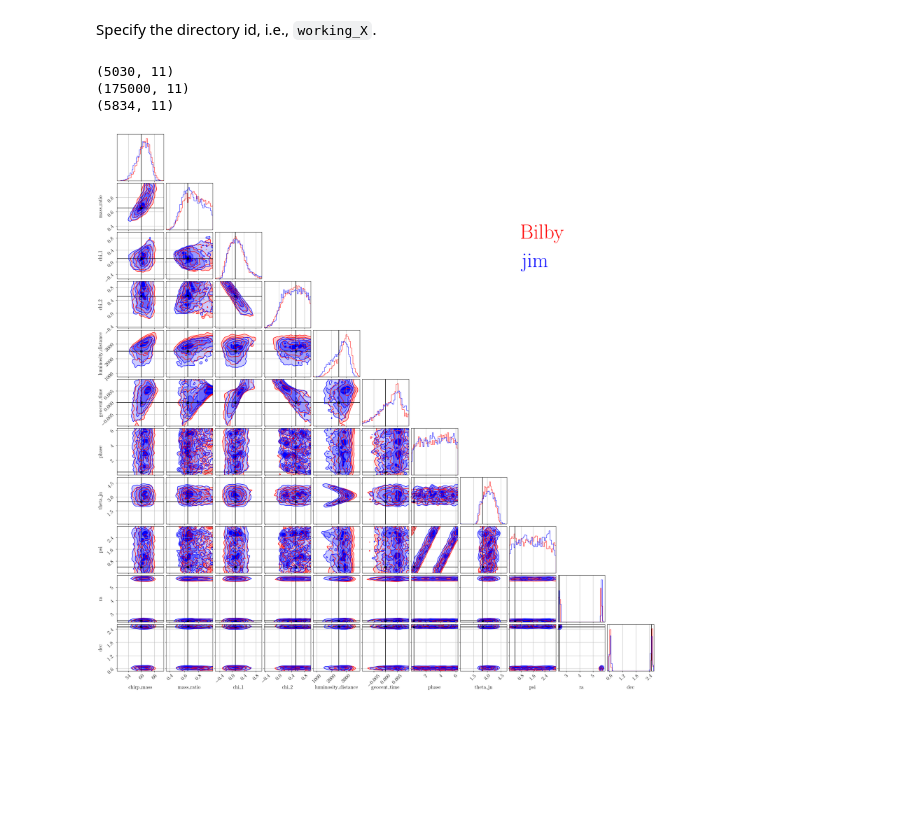
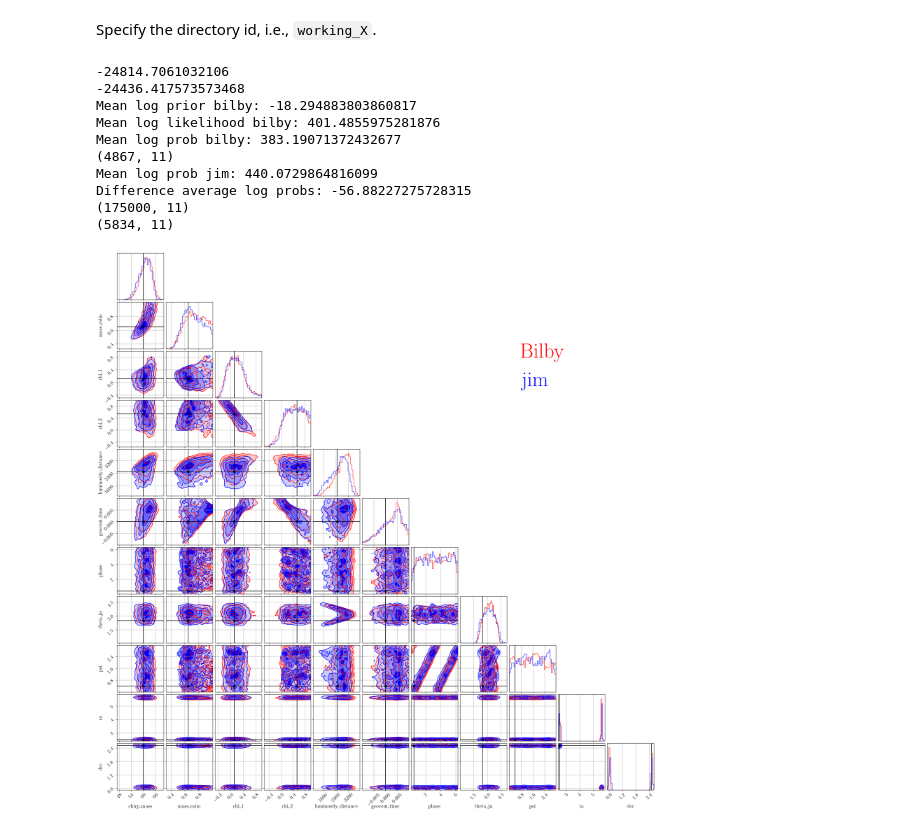
Before and after one commit to ThibeauWouters/jim_meets_harmonic, a Jupyter notebook: 11d_runs/compare_cornerplots.ipynb, the cells around one changed output. Saved outputs shown, nothing was run; the diff lists cells and outputs as text; code cells hidden in the pictures; blank space fills up the shorter version.

```diff
--- a/11d_runs/compare_cornerplots.ipynb
+++ b/11d_runs/compare_cornerplots.ipynb
@@ -64,23 +64,38 @@ Specify the directory id, i.e., `working_X`.
 # %%
 ### Choose ID here, and get the outdir
 id = 3
+no_RB = True
 outdir = os.path.join(os.getcwd(), f'working_{id}')
 ###
 
 ### Load bilby
-bilby_outdir = os.path.join(outdir, 'bilby')
+if no_RB:
+    bilby_outdir = os.path.join(outdir, 'bilby_no_RB')
+else:
+    bilby_outdir = os.path.join(outdir, 'bilby')
 bilby_results_file = os.path.join(bilby_outdir, 'bbh_0_result.hdf5')
 with h5py.File(bilby_results_file, 'r') as f:
-    bilby_posterior = f["posterior"]
-    bilby_posterior = np.array([bilby_posterior[key] for key in bilby_keys]).T
+    bilby_posterior_dict = f["posterior"]
+    bilby_posterior = np.array([bilby_posterior_dict[key] for key in bilby_keys]).T
 
+    log_noise_evidence = f["log_noise_evidence"][()]
+    log_evidence = f["log_evidence"][()]
+
+    # Fetch truths
     truths_dict = f["injection_parameters"]
-    # truths = np.array([truths_dict[key] for key in bilby_keys])
-
     truths = []
     for key in bilby_keys:
         truths.append(truths_dict[key][()])
     truths = np.array(truths)
+
+    log_likelihood = bilby_posterior_dict["log_likelihood"][()]
+    log_prior = bilby_posterior_dict["log_prior"][()]
+    log_prob = log_likelihood + log_prior
+    avg_log_prob = np.mean(log_prob)
+
+    print(f"Mean log prior bilby: {np.mean(log_prior)}")
+    print(f"Mean log likelihood bilby: {np.mean(log_likelihood)}")
+    print(f"Mean log prob bilby: {avg_log_prob}")
 
 print(np.shape(bilby_posterior))
 
@@ -89,38 +104,53 @@ jim_outdir = os.path.join(outdir, 'jim') # TODO: move!
 
 jim_file = os.path.join(jim_outdir, 'results_production.npz')
 jim_posterior = np.load(jim_file)["chains"]
+jim_log_prob = np.load(jim_file)["log_prob"]
+avg_log_prob_jim = np.mean(jim_log_prob)
+print(f"Mean log prob jim: {avg_log_prob_jim}")
 jim_posterior = np.reshape(jim_posterior, (-1, jim_posterior.shape[-1]))
+
+print(f"Difference average log probs: {avg_log_prob - avg_log_prob_jim}")
 print(np.shape(jim_posterior))
 
 # Thinning the jim samples a bit to make it easier for corner to handle
 jump = 30
 jim_posterior = jim_posterior[::jump, :]
 print(np.shape(jim_posterior))
 
 samples_dict = {"bilby": bilby_posterior, "jim": jim_posterior}
 colors_dict = {"bilby": "red", "jim": "blue"}
 
 for i, key in enumerate(["bilby", "jim"]):
     samples = samples_dict[key]
     color = colors_dict[key]
 
     corner_kwargs = copy.deepcopy(default_corner_kwargs)
     corner_kwargs["color"] = color
     corner_kwargs["hist_kwargs"] = {"color": color, "density": True}
     if i == 0:
         fig =  corner.corner(bilby_posterior, truths=truths, labels=bilby_keys, **corner_kwargs)
     else:
         corner.corner(jim_posterior, fig=fig, **corner_kwargs)
 
 fs = 64
 plt.text(0.75, 0.8, "Bilby", color="red", fontsize=fs, transform=plt.gcf().transFigure)
 plt.text(0.75, 0.75, "jim", color="blue", fontsize=fs, transform=plt.gcf().transFigure)
 
 # Save the figure
-plt.savefig(os.path.join(outdir, "comparison_corner.png"), bbox_inches = 'tight')
+if no_RB:
+    plt.savefig(os.path.join(outdir, "comparison_corner_no_RB.png"), bbox_inches = 'tight')
+else:
+    plt.savefig(os.path.join(outdir, "comparison_corner.png"), bbox_inches = 'tight')
 plt.show()
 # %% [output]
-(5030, 11)
+-24814.7061032106
+-24436.417573573468
+Mean log prior bilby: -18.294883803860817
+Mean log likelihood bilby: 401.4855975281876
+Mean log prob bilby: 383.19071372432677
+(4867, 11)
+Mean log prob jim: 440.0729864816099
+Difference average log probs: -56.88227275728315
 (175000, 11)
 (5834, 11)
-[figure, old version]
+[figure, new version]
```
Also changed, not shown: 35 other files.
